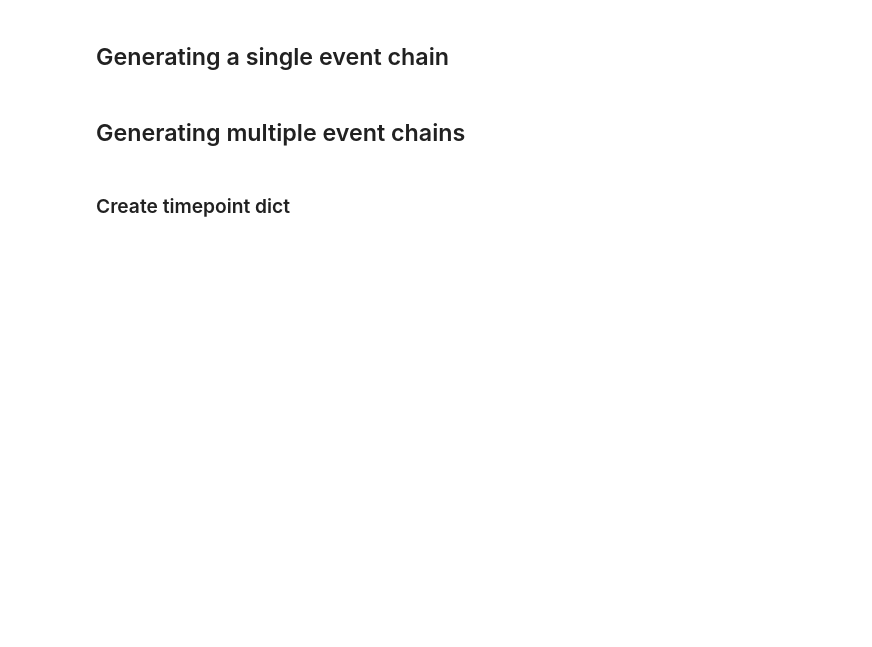
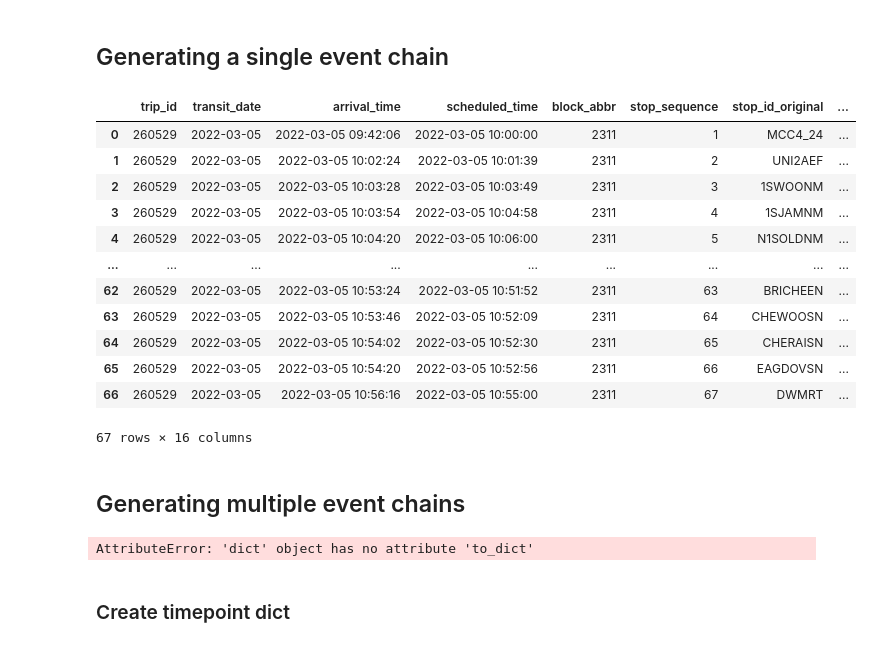
Before and after one commit to jptalusan/ICCPS_stationing, a Jupyter notebook: data_generation/generate_day_trips.ipynb, the cells around one changed output. Cells and saved outputs as stored; diff of their text form; code cells hidden in the pictures; blank space fills up the shorter version.

```diff
--- a/data_generation/generate_day_trips.ipynb
+++ b/data_generation/generate_day_trips.ipynb
@@ -72,7 +79,7 @@ def get_apc_data_for_date(filter_date):
                 'darksky_temperature',
                 'darksky_humidity',
                 'darksky_precipitation_probability',
-                'route_direction_name', 'route_id',
+                'route_direction_name', 'route_id', 'overload_id',
                 'dayofweek',  'year', 'month', 'hour', 'zero_load_at_trip_end',
                 'sched_hdwy']
     get_str = ", ".join([c for c in get_columns])
@@ -252,13 +313,13 @@ plt.plot(res.flatten(), marker='o')
 # %%
 import random
-
+tf.keras.backend.clear_session()
 percentiles = [(0, 6.0), (6.0, 12.0), (12.0, 55.0), (55.0, 75.0), (75.0, 100.0)]
 
 NUM_CLASSES = 5
 FUTURE = None
 PAST = 5
 
-NUM_TRIPS = None
+NUM_TRIPS = 1
 if NUM_TRIPS == None:
     rand_trips = df.trip_id.unique().tolist()
 else:
@@ -273,7 +334,10 @@ for trip_id in tqdm(rand_trips):
     _df = df.query("trip_id == @trip_id")
     try:
         _input_df = input_df.loc[_df.index]
-        y_pred, y_pred_probs = generate_simple_lstm_predictions(_input_df, model, PAST, FUTURE)
+        _y_pred, y_pred_probs = generate_simple_lstm_predictions(_input_df, model, PAST, FUTURE)
+
+        # Introducing stochasticity
+        y_pred = [np.random.choice(len(ypp.flatten()), size=1, p=ypp.flatten())[0] for ypp in y_pred_probs]
         loads = [random.randint(percentiles[yp][0], percentiles[yp][1]) for yp in y_pred]
 
         _raw_df = raw_df.loc[_df.index]
@@ -455,8 +528,9 @@ def compute_ons_offs(s):
 
     return ons, offs
 
-fp = f'results/sampled_loads_{DATE.replace("-","")}.pkl'
-trip_res = pd.read_pickle(fp)
+# fp = f'results/sampled_loads_{DATE.replace("-","")}.pkl'
+# trip_res = pd.read_pickle(fp)
+trip_res = _trip_res
 sampled_ons_offs = []
 for trip_id, trip_id_df in tqdm(trip_res.groupby(['transit_date', 'trip_id'])):
     tdf = trip_id_df.sort_values('stop_sequence').reset_index(drop=True)
@@ -475,5 +549,5 @@ for trip_id, trip_id_df in tqdm(trip_res.groupby(['transit_date', 'trip_id'])):
 sampled_ons_offs = pd.concat(sampled_ons_offs)
 sampled_ons_offs = sampled_ons_offs.drop('next_load', axis=1)
 
-fp = f'results/sampled_ons_offs_{DATE.replace("-", "")}.pkl'
-sampled_ons_offs.to_pickle(fp)
+# fp = f'results/sampled_ons_offs_{DATE.replace("-", "")}.pkl'
+# sampled_ons_offs.to_pickle(fp)
@@ -502,48 +574,63 @@ def compute_ons_offs(s):
 
 percentiles = [(0, 6.0), (6.0, 12.0), (12.0, 55.0), (55.0, 75.0), (75.0, 100.0)]
 
-fp = f'results/sampled_loads_{DATE.replace("-","")}.pkl'
-trip_res = pd.read_pickle(fp)
+# fp = f'results/sampled_loads_{DATE.replace("-","")}.pkl'
+# trip_res = pd.read_pickle(fp)
+trip_res = _trip_res
 loads = [random.randint(percentiles[yp][0], percentiles[yp][1]) for yp in trip_res.y_pred_classes]
 trip_res['sampled_loads'] = loads
 
 sampled_ons_offs = []
 for trip_id, trip_id_df in tqdm(trip_res.groupby(['transit_date', 'trip_id'])):
     tdf = trip_id_df.sort_values('stop_sequence').reset_index(drop=True)
     tdf['stop_sequence'] = list(range(1, len(tdf) + 1))
     tdf['ons'] = 0
     tdf['offs'] = 0
     tdf['next_load'] = tdf['sampled_loads'].shift(-1)
 
     # Intermediate stops
     tdf[['ons', 'offs']] = tdf.apply(compute_ons_offs, axis=1, result_type="expand")
 
     # first and last stops
     tdf.at[0, 'ons'] = tdf.iloc[0]['sampled_loads']
     tdf.at[len(tdf) - 1, 'offs'] = tdf.iloc[-1]['sampled_loads']
     sampled_ons_offs.append(tdf)
 
 df = pd.concat(sampled_ons_offs)
 df = df.drop('next_load', axis=1)
 
 display(df)
 df['key_pair'] = list(zip(df.route_id_dir,
                           df.block_abbr,
                           df.stop_sequence,
                           df.stop_id_original,
                           df.scheduled_time))
 df = df.set_index('key_pair')
-sampled_ons_offs_dict = df.drop(['trip_id', 'route_id_dir', 'block_abbr', 'stop_id_original', 'stop_id',
-                                 'scheduled_time', 'transit_date', 'arrival_time',
-                                 'zero_load_at_trip_end', 'y_pred_classes', 'y_pred_probs',
-                                 'vehicle_capacity', 'vehicle_id',
-                                 'stop_sequence'], axis=1).to_dict('index')
-sampled_ons_offs_dict
+drop_cols = ['trip_id', 'route_id_dir', 'block_abbr', 'stop_id_original', 'stop_id', 'scheduled_time',
+                'transit_date', 'arrival_time', 'zero_load_at_trip_end', 'y_pred_classes', 'y_pred_probs',
+                'vehicle_capacity', 'vehicle_id', 'stop_sequence']
+drop_cols = [dc for dc in drop_cols if dc in df.columns]
+df = df.drop(drop_cols, axis=1)
+sampled_ons_offs_dict = df.to_dict('index')
 
 import pickle
 
-with open(f'results/sampled_ons_offs_dict_{DATE.replace("-", "")}.pkl', 'wb') as handle:
-    pickle.dump(sampled_ons_offs_dict, handle, protocol=pickle.HIGHEST_PROTOCOL)
+# with open(f'results/sampled_ons_offs_dict_{DATE.replace("-", "")}.pkl', 'wb') as handle:
+#     pickle.dump(sampled_ons_offs_dict, handle, protocol=pickle.HIGHEST_PROTOCOL)
+# %% [output]
+|  | trip_id | transit_date | arrival_time | scheduled_time | block_abbr | stop_sequence | stop_id_original | ... |
+| 0 | 260529 | 2022-03-05 | 2022-03-05 09:42:06 | 2022-03-05 10:00:00 | 2311 | 1 | MCC4_24 | ... |
+| 1 | 260529 | 2022-03-05 | 2022-03-05 10:02:24 | 2022-03-05 10:01:39 | 2311 | 2 | UNI2AEF | ... |
+| 2 | 260529 | 2022-03-05 | 2022-03-05 10:03:28 | 2022-03-05 10:03:49 | 2311 | 3 | 1SWOONM | ... |
+| 3 | 260529 | 2022-03-05 | 2022-03-05 10:03:54 | 2022-03-05 10:04:58 | 2311 | 4 | 1SJAMNM | ... |
+| 4 | 260529 | 2022-03-05 | 2022-03-05 10:04:20 | 2022-03-05 10:06:00 | 2311 | 5 | N1SOLDNM | ... |
+| ... | ... | ... | ... | ... | ... | ... | ... | ... |
+| 62 | 260529 | 2022-03-05 | 2022-03-05 10:53:24 | 2022-03-05 10:51:52 | 2311 | 63 | BRICHEEN | ... |
+| 63 | 260529 | 2022-03-05 | 2022-03-05 10:53:46 | 2022-03-05 10:52:09 | 2311 | 64 | CHEWOOSN | ... |
+| 64 | 260529 | 2022-03-05 | 2022-03-05 10:54:02 | 2022-03-05 10:52:30 | 2311 | 65 | CHERAISN | ... |
+| 65 | 260529 | 2022-03-05 | 2022-03-05 10:54:20 | 2022-03-05 10:52:56 | 2311 | 66 | EAGDOVSN | ... |
+| 66 | 260529 | 2022-03-05 | 2022-03-05 10:56:16 | 2022-03-05 10:55:00 | 2311 | 67 | DWMRT | ... |
+67 rows × 16 columns
 # %%
 # df[('23_FROM DOWNTOWN', 2310, 'DWMRT', pd.Timestamp('2021-08-23 05:41:00'))]
 df.query("route_id_dir == '23_FROM DOWNTOWN' and block_abbr == 2310 and stop_id_original == 'DWMRT' and scheduled_time == '2021-08-23 05:41:00'")
@@ -580,9 +667,9 @@ def compute_ons_offs(s):
 CHAINS = 5
 percentiles = [(0, 6.0), (6.0, 12.0), (12.0, 55.0), (55.0, 75.0), (75.0, 100.0)]
 
-fp = f'results/sampled_loads_{DATE.replace("-","")}.pkl'
-trip_res = pd.read_pickle(fp)
-
+# fp = f'results/sampled_loads_{DATE.replace("-","")}.pkl'
+# trip_res = pd.read_pickle(fp)
+trip_res = _trip_res
 for chain in tqdm(range(CHAINS)):
     loads = [random.randint(percentiles[yp][0], percentiles[yp][1]) for yp in trip_res.y_pred_classes]
     trip_res['sampled_loads'] = loads
@@ -610,14 +697,17 @@ for chain in tqdm(range(CHAINS)):
                             df.stop_id_original,
                             df.scheduled_time))
     df = df.set_index('key_pair')
-    sampled_ons_offs_dict = df.drop(['trip_id', 'route_id_dir', 'block_abbr', 'stop_id_original', 'stop_id',
-                                    'scheduled_time', 'transit_date', 'arrival_time',
-                                    'zero_load_at_trip_end', 'y_pred_classes', 'y_pred_probs',
-                                    'vehicle_capacity', 'vehicle_id',
-                                    'stop_sequence'], axis=1).to_dict('index')
+    drop_cols = ['trip_id', 'route_id_dir', 'block_abbr', 'stop_id_original', 'stop_id', 'scheduled_time',
+                 'transit_date', 'arrival_time', 'zero_load_at_trip_end', 'y_pred_classes', 'y_pred_probs',
+                 'vehicle_capacity', 'vehicle_id', 'stop_sequence']
+    drop_cols = [dc for dc in drop_cols if dc in df.columns]
+    df = df.drop(drop_cols, axis=1)
+    sampled_ons_offs_dict = df.to_dict('index')
 
     with open(f'results/chains/ons_offs_dict_chain_{DATE.replace("-","")}_{chain}.pkl', 'wb') as handle:
         pickle.dump(sampled_ons_offs_dict, handle, protocol=pickle.HIGHEST_PROTOCOL)
+# %% [output]
+AttributeError: 'dict' object has no attribute 'to_dict'
 # %% [markdown]
 ### Create timepoint dict
 # %%
```
Also changed, not shown: parts of 15 cells of this notebook, 13 other files.
